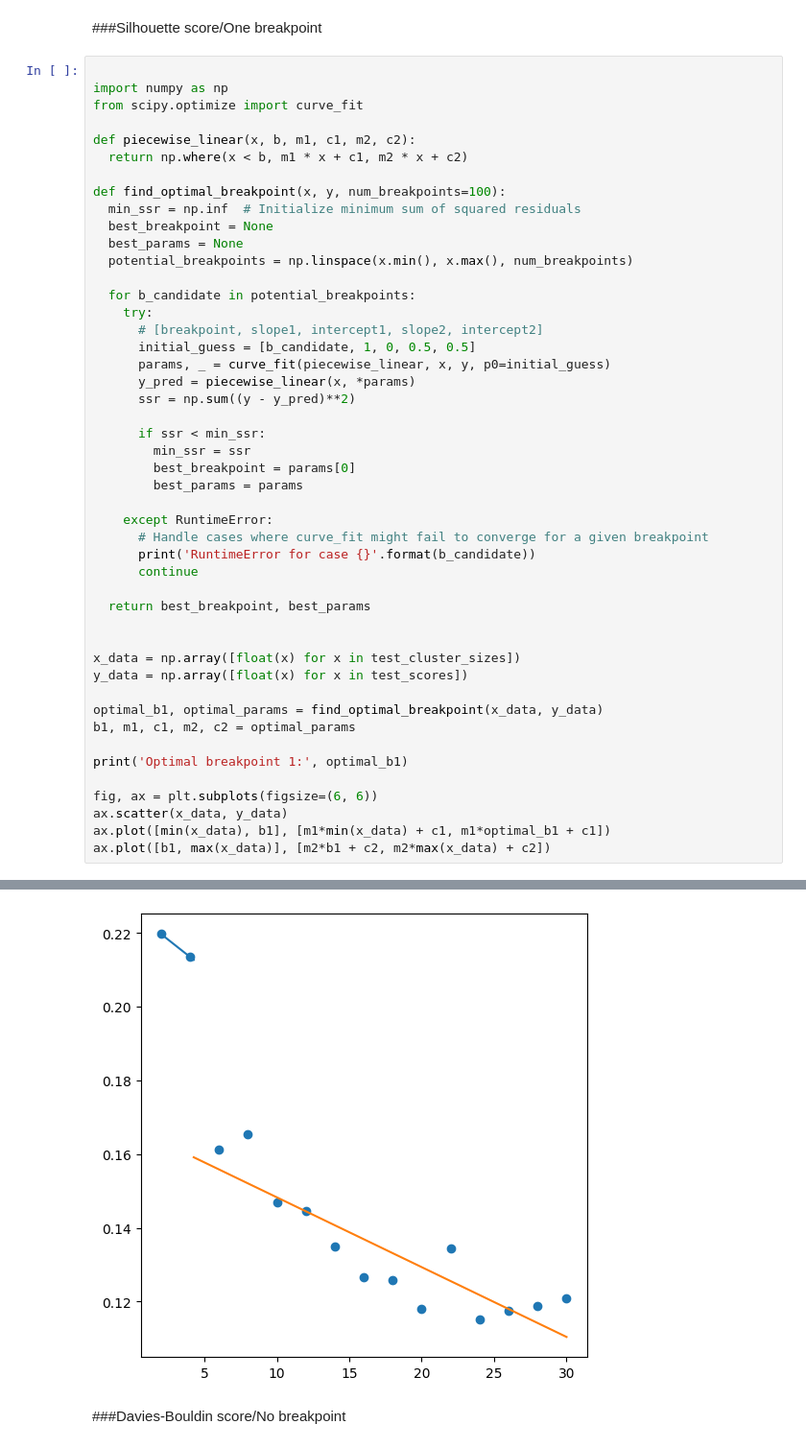
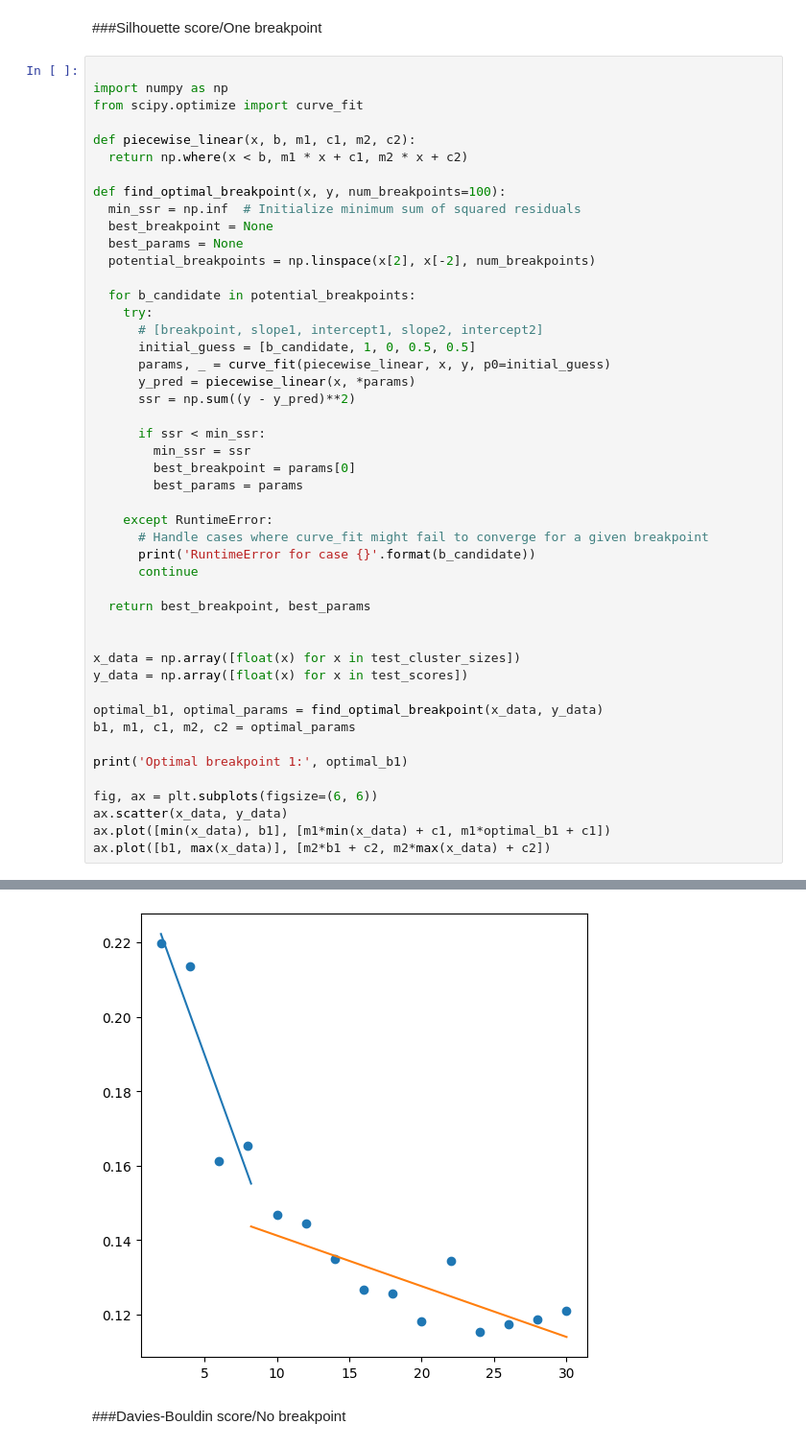
Before and after one commit to afullhart/climateanalogs, a Jupyter notebook: Figures/Score_1brkpt_TESTING.ipynb, the cells around one changed output, grey strips where cells are left out. Shown at 96% size. Drawn from its saved outputs; the diff is of its cells as text.

```diff
--- a/Figures/Score_1brkpt_TESTING.ipynb
+++ b/Figures/Score_1brkpt_TESTING.ipynb
@@ -209,7 +249,7 @@ def find_optimal_breakpoint(x, y, num_breakpoints=100):
   min_ssr = np.inf  # Initialize minimum sum of squared residuals
   best_breakpoint = None
   best_params = None
-  potential_breakpoints = np.linspace(x.min(), x.max(), num_breakpoints)
+  potential_breakpoints = np.linspace(x[2], x[-2], num_breakpoints)
 
   for b_candidate in potential_breakpoints:
     try:
@@ -249,5 +289,5 @@ Optimal breakpoint 1: 4.262626262626263
 [<matplotlib.lines.Line2D at 0x...>]
-[figure, old version]
+[figure, new version]
 # %% [markdown]
 ###Davies-Bouldin score/No breakpoint
 # %%
```
Also changed, not shown: parts of 16 cells of this notebook.
